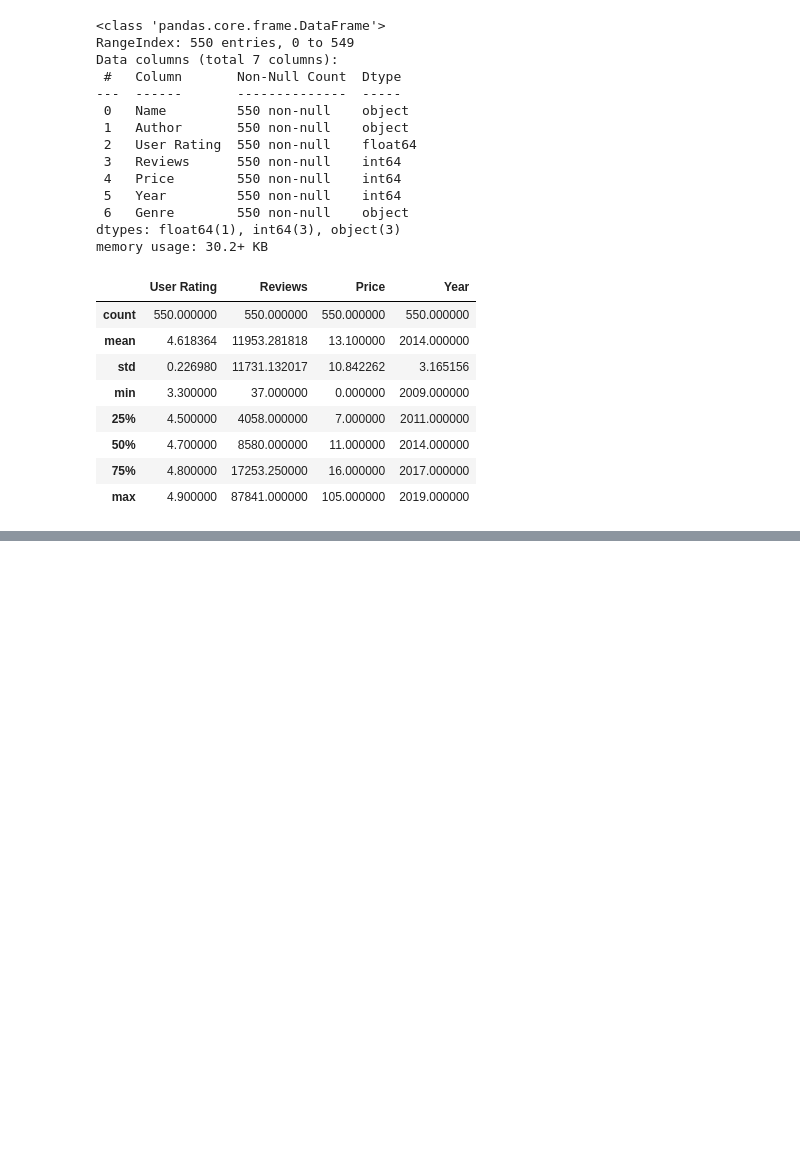
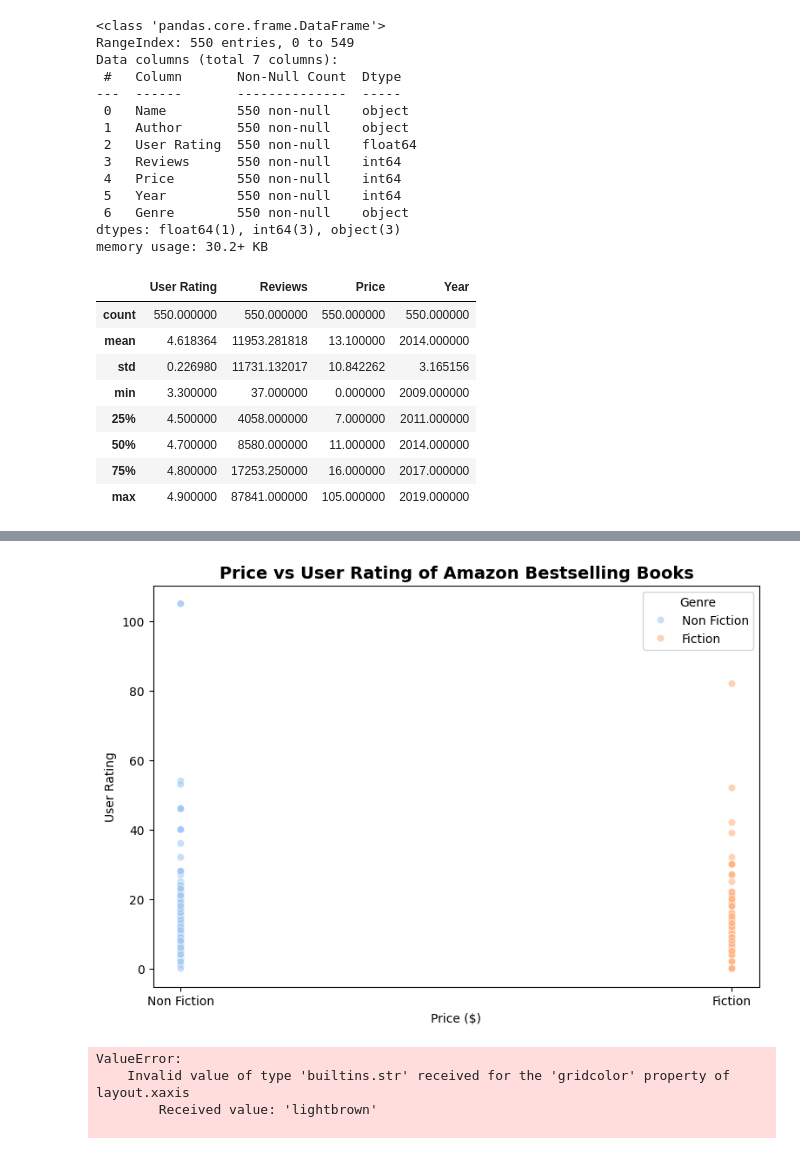
Before and after one commit to Aa1702/amazon-bestselling-books-analysis, a Jupyter notebook: notebooks/amazon_books_eda.ipynb, the cells around one changed output, grey strips where cells are left out. Saved outputs shown, nothing was run; the diff lists cells and outputs as text; code cells hidden in the pictures; blank space fills up the shorter version.

```diff
--- a/notebooks/amazon_books_eda.ipynb
+++ b/notebooks/amazon_books_eda.ipynb
@@ -55,0 +147,9 @@ Passing `palette` without assigning `hue` is deprecated and will be removed in v
+# %%
+plt.figure(figsize = (9,6))
+sns.scatterplot(data = df, x = "Genre", y = "Price", hue = "Genre", palette = 'pastel', alpha = 0.6)
+plt.title("Price vs User Rating of Amazon Bestselling Books", fontsize = 14, weight = 'bold')
+plt.xlabel("Price ($)")
+plt.ylabel("User Rating")
+plt.show()
+# %% [output]
+[figure, added]
@@ -55,0 +199,31 @@ Passing `palette` without assigning `hue` is deprecated and will be removed in v
+# %%
+import plotly.express as px
+cute_palette = {
+    "Non Fiction": "lightblue",
+    "Fiction": "lightpink"
+}
+fig = px.scatter(
+    df,
+    x = "Reviews",
+    y = "User Rating",
+    color = "Genre",
+    color_discrete_map = cute_palette,
+    hover_name = "Name",
+    hover_data = "Author",
+    title = "✨ Price Vs User Rating ✨",
+    opacity = 0.85,
+)
+fig.update_layout(
+    font = dict(family = "Arial", size = 19, color = "Black"),
+    xaxis_title = "Price ($)",
+    yaxis_title = "User Ratings",
+    plot_bgcolor = "white",
+    xaxis = dict(showgrid = True, gridcolor = "lightbrown"),
+    yaxis = dict(showgrid = True, gridcolor = "lightbrown")
+)
+fig.show()
+# %% [output]
+ValueError:
+    Invalid value of type 'builtins.str' received for the 'gridcolor' property of layout.xaxis
+        Received value: 'lightbrown'
+
```
Also changed, not shown: parts of 10 cells of this notebook.
